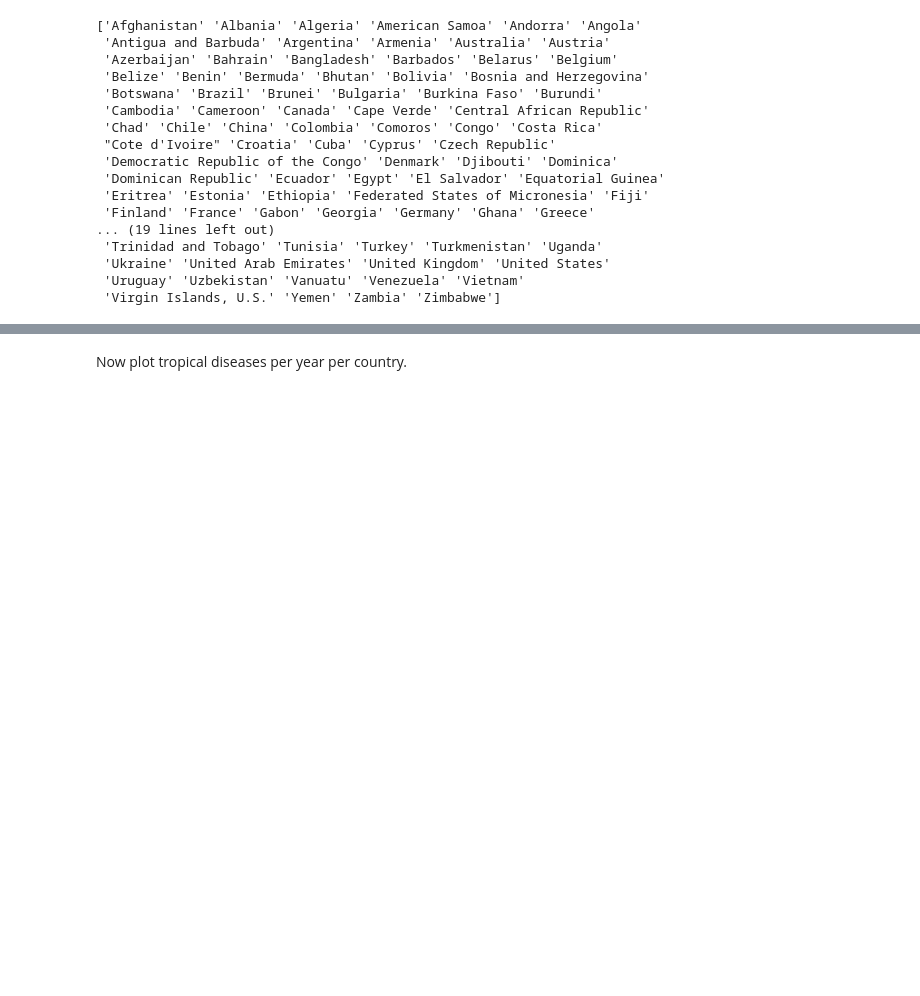
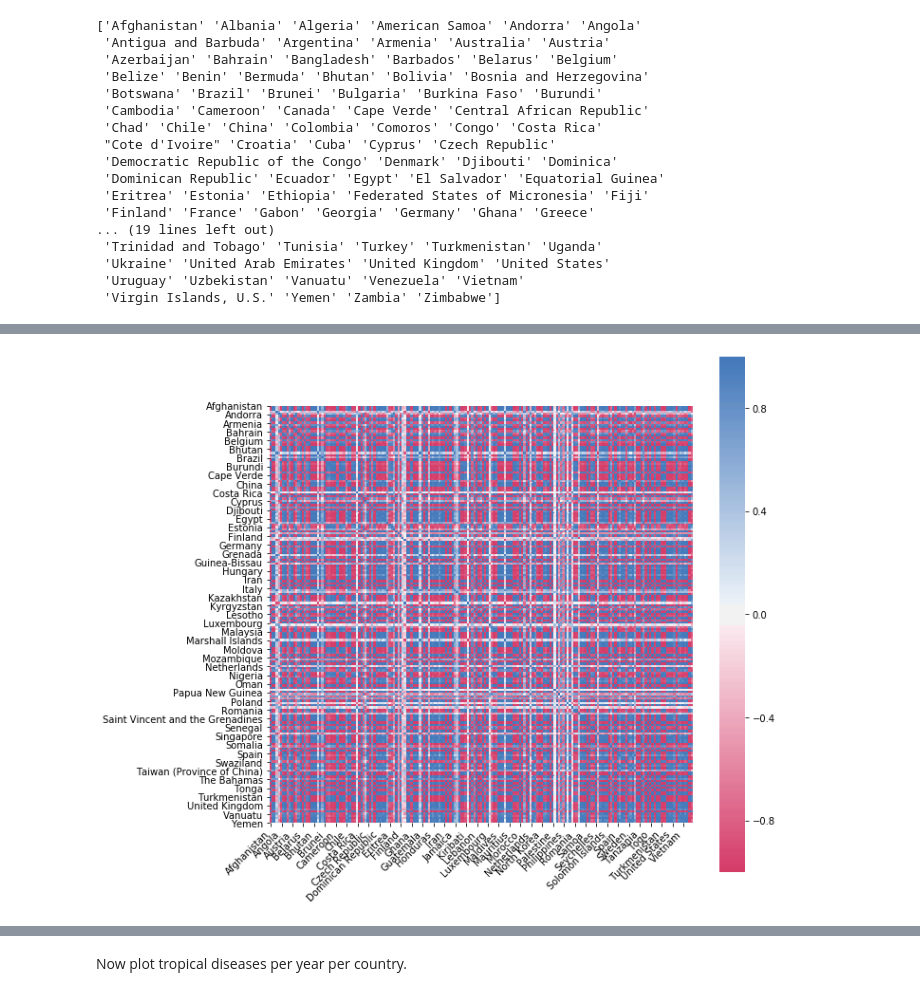
Before and after one commit to itsyaboii1337/Data_Science_Alliance, a Jupyter notebook: Analysing_Medical_Data.ipynb, the cells around one changed output, grey strips where cells are left out. Drawn from its saved outputs; the diff is of its cells as text; code cells hidden in the pictures; blank space fills up the shorter version.

```diff
--- a/Analysing_Medical_Data.ipynb
+++ b/Analysing_Medical_Data.ipynb
@@ -276,0 +333,19 @@ yearlyData=pivoted.unstack(1)
+# %%
+disease="Tuberculosis"
+measure="Deaths"
+metric="Number"
+dataArray=np.zeros((len(years), len(countries)))
+#countries=[]
+for i in range(len(countries)):
+    country=countries[i]
+    for j in range(len(years)):
+        year=years[j]
+        try:
+            data=pivoted.loc[country, year, disease, measure][metric] #take value using multi index
+        except KeyError as e:
+            #print("KeyEData missing:", country, year, disease, measure, metric)
+            data=np.nan
+        dataArray[j][i]=data
+
+tuberculosisDeaths=pd.DataFrame(dataArray, columns=countries, index=years)
+tuberculosisDeaths
@@ -276,0 +366,3 @@ yearlyData=pivoted.unstack(1)
+# %%
+tuberculosisDeathsClean=tuberculosisDeaths.dropna(axis=0)
+tuberculosisDeathsClean
@@ -276,0 +379,17 @@ yearlyData=pivoted.unstack(1)
+# %%
+#Correlation matrix
+corr=tuberculosisDeathsClean.corr(method ='pearson')
+fig, ax = plt.subplots(figsize=(10,10))
+ax = sns.heatmap(
+    corr,
+    vmin=-1, vmax=1, center=0,
+    cmap=sns.diverging_palette(0, 250, n=200),
+    square=True
+)
+ax.set_xticklabels(
+    ax.get_xticklabels(),
+    rotation=45,
+    horizontalalignment='right'
+);
+# %% [output]
+[figure, added]
```
Also changed, not shown: parts of 20 cells of this notebook.
